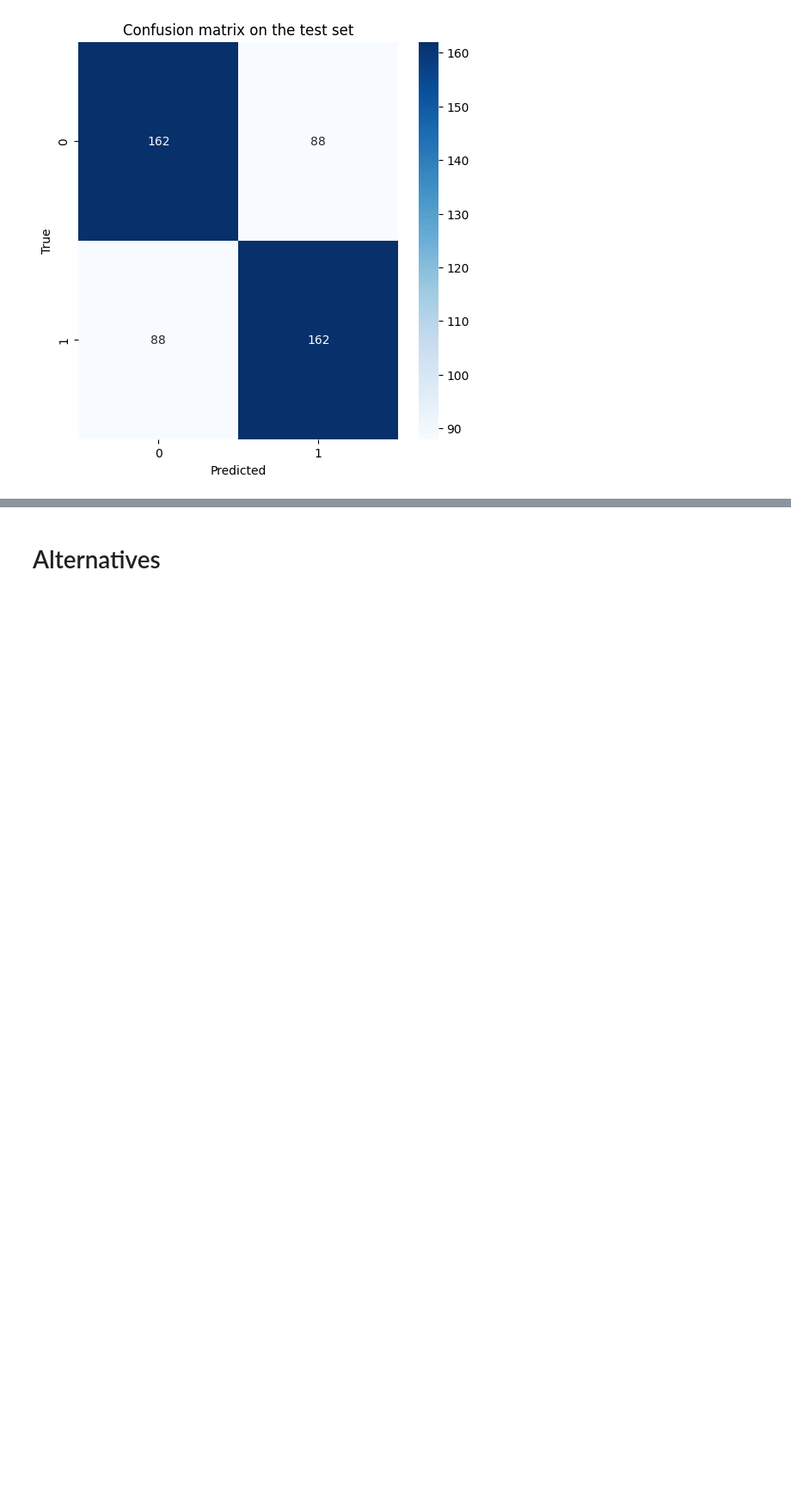
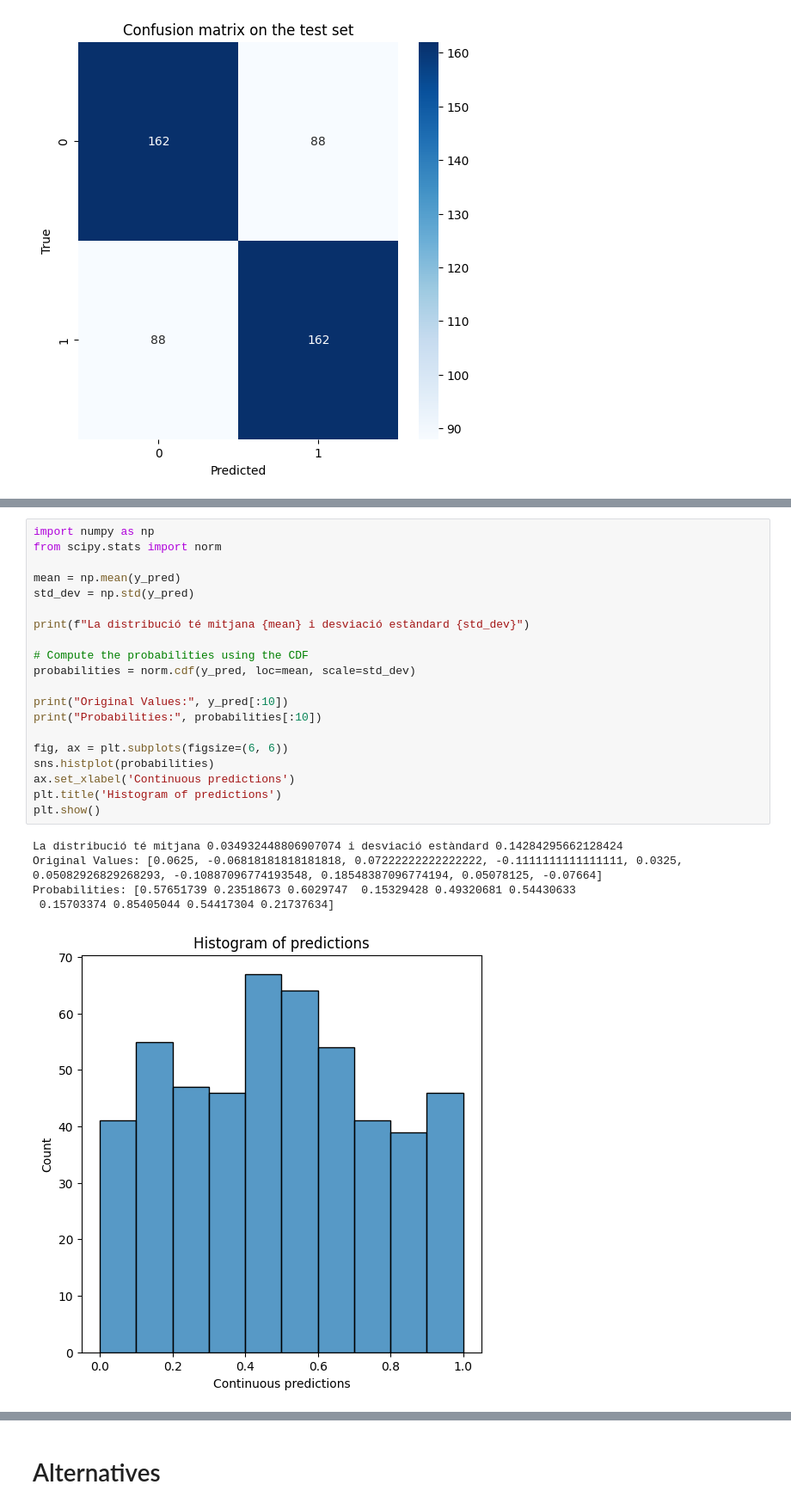
Before and after one commit to pauhidalgoo/sentiment-analysis, a Jupyter notebook: unsupervised.ipynb, the cells around one changed output, grey strips where cells are left out. Shown at 86% size. Cells and saved outputs as stored; diff of their text form; blank space fills up the shorter version.

```diff
--- a/unsupervised.ipynb
+++ b/unsupervised.ipynb
@@ -687,0 +709,26 @@ plot_cm(y_true=y_test, y_pred=y_pred)
+# %%
+import numpy as np
+from scipy.stats import norm
+
+mean = np.mean(y_pred)
+std_dev = np.std(y_pred)
+
+print(f"La distribució té mitjana {mean} i desviació estàndard {std_dev}")
+
+# Compute the probabilities using the CDF
+probabilities = norm.cdf(y_pred, loc=mean, scale=std_dev)
+
+print("Original Values:", y_pred[:10])
+print("Probabilities:", probabilities[:10])
+
+fig, ax = plt.subplots(figsize=(6, 6))
+sns.histplot(probabilities)
+ax.set_xlabel('Continuous predictions')
+plt.title('Histogram of predictions')
+plt.show()
+# %% [output]
+La distribució té mitjana 0.034932448806907074 i desviació estàndard 0.14284295662128424
+Original Values: [0.0625, -0.06818181818181818, 0.07222222222222222, -0.1111111111111111, 0.0325, 0.05082926829268293, -0.10887096774193548, 0.18548387096774194, 0.05078125, -0.07664]
+Probabilities: [0.57651739 0.23518673 0.6029747  0.15329428 0.49320681 0.54430633
+ 0.15703374 0.85405044 0.54417304 0.21737634]
+[figure, added]
```
Also changed, not shown: parts of 10 cells of this notebook, 2 other files.
